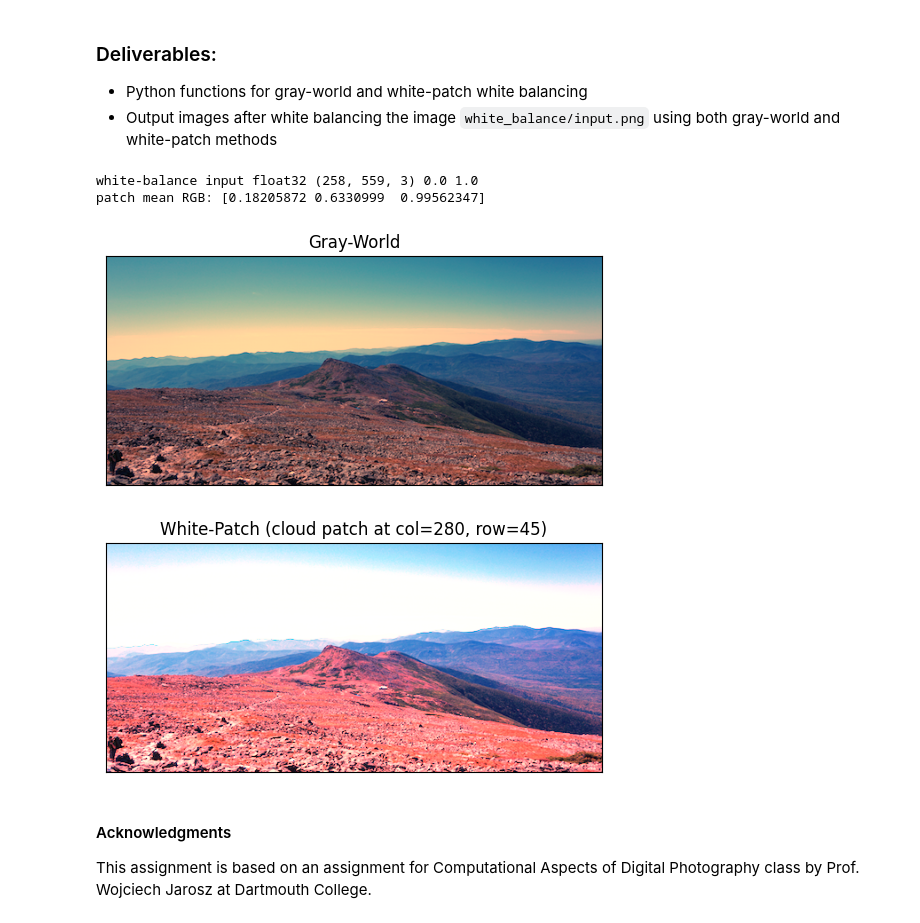
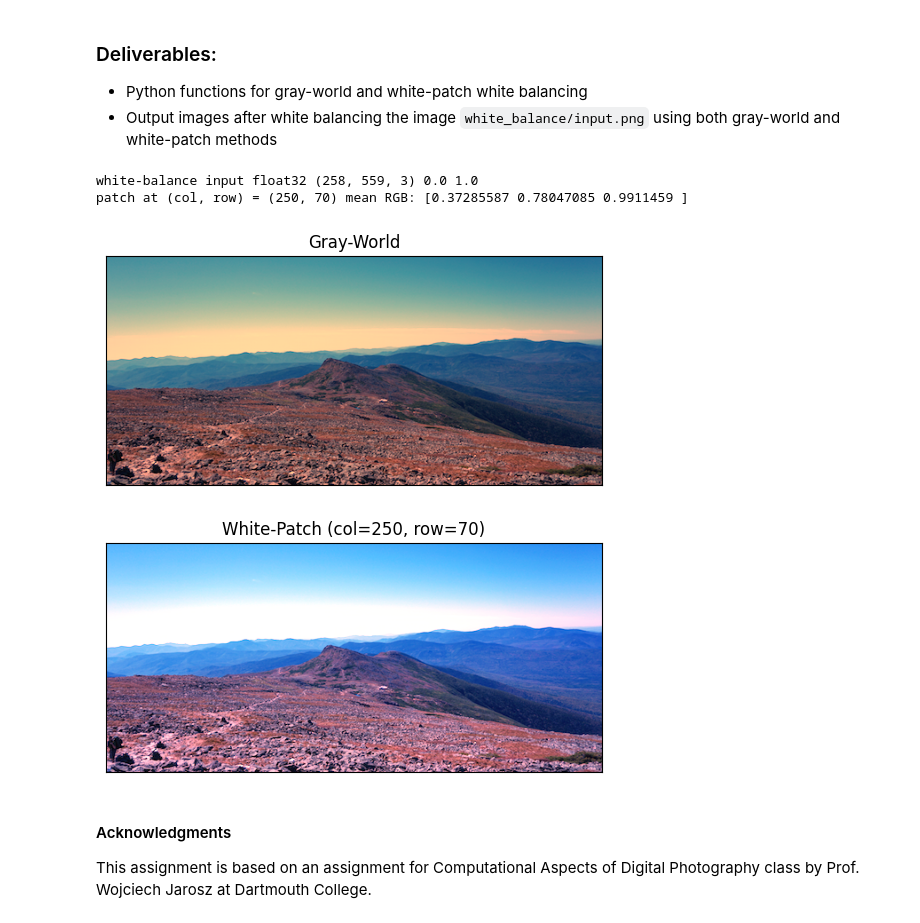
Before and after one commit to parul-lakhotia/w281-assignment, a Jupyter notebook: solutions/assignment2/assignment2_solved_with_output.ipynb, the cells around one changed output. Cells and saved outputs as stored; diff of their text form; code cells hidden in the pictures.

```diff
--- a/solutions/assignment2/assignment2_solved_with_output.ipynb
+++ b/solutions/assignment2/assignment2_solved_with_output.ipynb
@@ -300,40 +300,40 @@ def gray_world(input_img):
     img = to_float_rgb(input_img)
     means = img.reshape(-1, 3).mean(axis=0)
     target = means[1]  # keep mean green; scale R and B to match
     scales = target / np.maximum(means, 1e-8)
     return np.clip(img * scales, 0.0, 1.0)
 
 
-def white_patch(input_img, center=(200, 25), half=10):
+def white_patch(input_img, center=(250, 70), half=8):
     img = to_float_rgb(input_img)
     x, y = center
     patch = img[y - half:y + half, x - half:x + half]
-    print("patch mean RGB:", patch.reshape(-1, 3).mean(axis=0))
     means = patch.reshape(-1, 3).mean(axis=0)
+    print("patch at (col, row) =", (x, y), "mean RGB:", means)
     scales = 1.0 / np.maximum(means, 1e-8)
     return np.clip(img * scales, 0.0, 1.0)
+gray_world_output = gray_world(input_img)
+white_patch_output = white_patch(input_img, center=(250, 70), half=8)
 
-gray_world_output = gray_world(input_img)
-white_patch_output = white_patch(input_img)
 
 fig1 = plt.figure()
 plt.imshow(gray_world_output)
 plt.xticks(ticks=[])
 plt.yticks(ticks=[])
 plt.title("Gray-World")
 plt.show()
 
 fig2 = plt.figure()
 plt.imshow(white_patch_output)
 plt.xticks(ticks=[])
 plt.yticks(ticks=[])
-plt.title("White-Patch (cloud patch at col=280, row=45)")
+plt.title("White-Patch (col=250, row=70)")
 plt.show()
 # %% [output]
 white-balance input float32 (258, 559, 3) 0.0 1.0
-patch mean RGB: [0.18205872 0.6330999  0.99562347]
+patch at (col, row) = (250, 70) mean RGB: [0.37285587 0.78047085 0.9911459 ]
 [figure]
-[figure, old version]
+[figure, new version]
 # %% [markdown]
 #### Acknowledgments
 This assignment is based on an assignment for Computational Aspects of Digital Photography class by Prof. Wojciech Jarosz at Dartmouth College.
```
